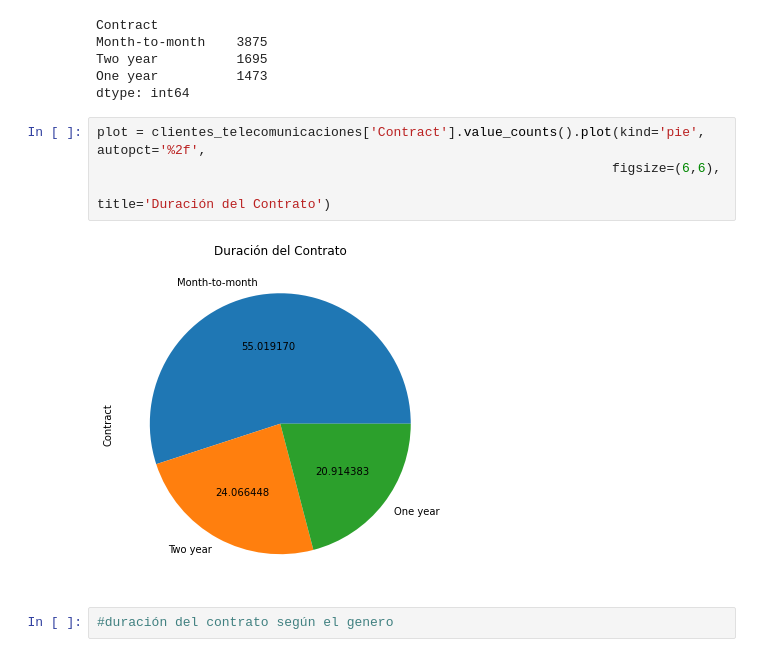
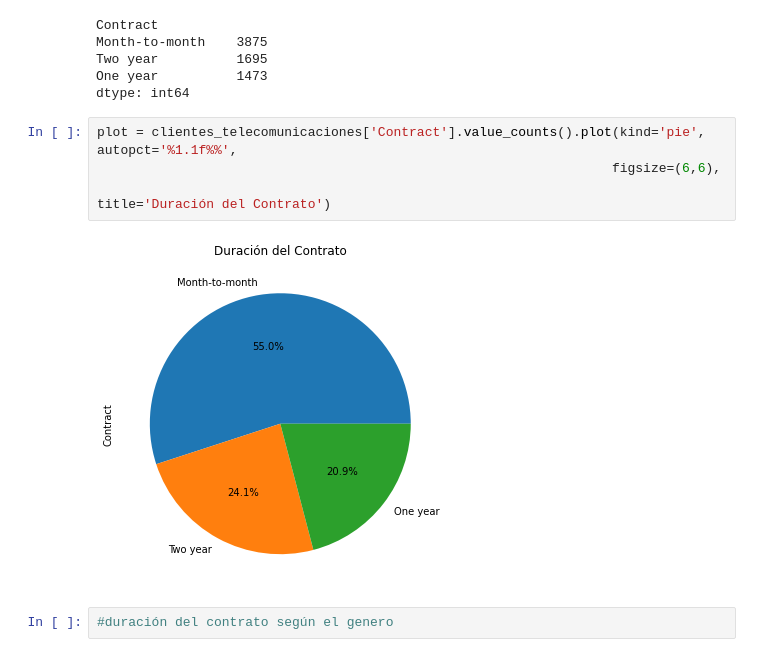
Before and after one commit to MilcaAreliS/proyecto_portafolio, a Jupyter notebook: Notebooks/analisis_inicial.ipynb, the cells around one changed output. Drawn from its saved outputs; the diff is of its cells as text.

```diff
--- a/Notebooks/analisis_inicial.ipynb
+++ b/Notebooks/analisis_inicial.ipynb
@@ -147,11 +147,11 @@ Two year          1695
 One year          1473
 dtype: int64
 # %%
-plot = clientes_telecomunicaciones['Contract'].value_counts().plot(kind='pie', autopct='%2f',
+plot = clientes_telecomunicaciones['Contract'].value_counts().plot(kind='pie', autopct='%1.1f%%',
                                                                   figsize=(6,6),
                                                                   title='Duración del Contrato')
 # %% [output]
-[figure, old version]
+[figure, new version]
 # %%
 #duración del contrato según el genero
 # %%
```
